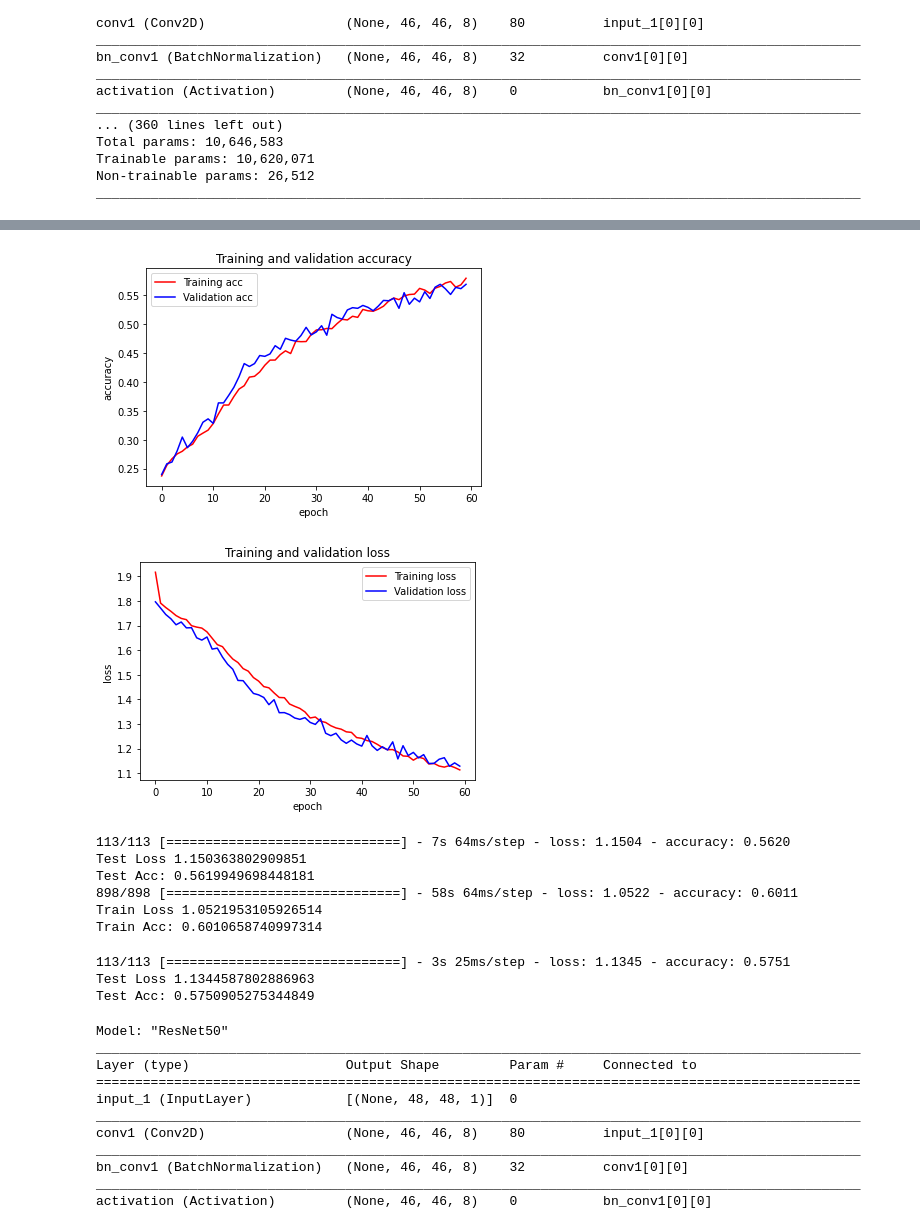
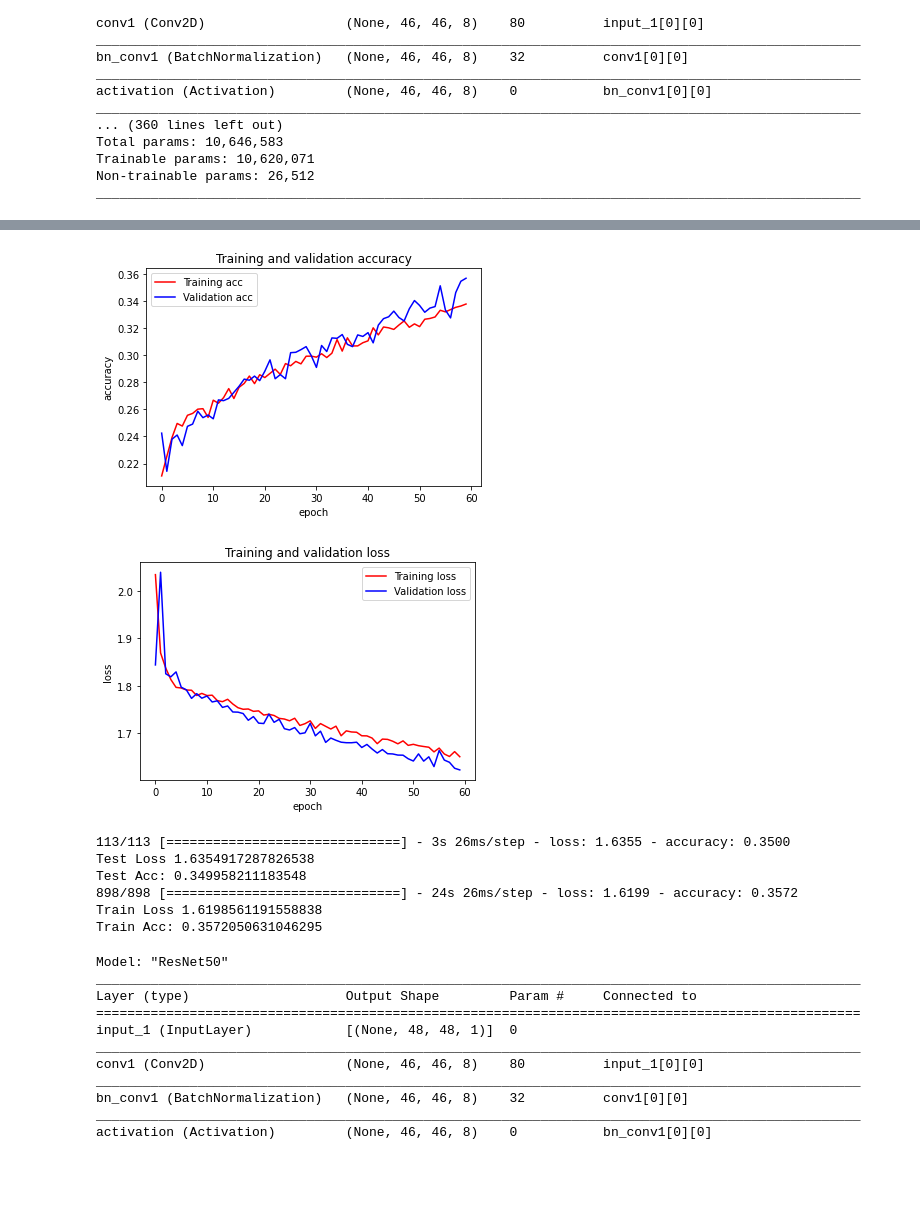
Before and after one commit to senapahlevi/FER2013_Resnet50_WeightNone, a Jupyter notebook: fix/FER2013_Resnet50_weightnone_fixTrainTestVal.ipynb, the cells around one changed output, grey strips where cells are left out. Saved outputs shown, nothing was run; the diff lists cells and outputs as text; code cells hidden in the pictures; blank space fills up the shorter version.

Commit message:
SGD_LR=0.001_BS:64_epochs60_resnet50edit_Aug:rr,sr,ws,hs,zr,hf

```diff
--- a/fix/FER2013_Resnet50_weightnone_fixTrainTestVal.ipynb
+++ b/fix/FER2013_Resnet50_weightnone_fixTrainTestVal.ipynb
@@ -296,9 +283,8 @@ from keras.callbacks import CSVLogger, ModelCheckpoint, EarlyStopping
 from keras.callbacks import ReduceLROnPlateau
 import tensorflow as tf
 
-dataset_path = '/content/drive/MyDrive/FER2013KaggleOri/fer2013/Resnet50Scracth/Scracthfer2013.csv'
+dataset_path = '/content/drive/MyDrive/Fer2013_backup/backUpfer2013.csv'
 image_size=(48,48)
-#batch_size = 64
 
 def load_fer2013():
     data = pd.read_csv(dataset_path)
@@ -327,14 +313,14 @@ def preprocess_input(x, v2=True):
 faces, emotions = load_fer2013()
 faces = preprocess_input(faces)
 #xtrain, xtest,ytrain,ytest = train_test_split(faces, emotions,test_size=0.2,shuffle=True)
-#Data Augumentation
+#Data Augumentationfgf
 data_generator = ImageDataGenerator(
                         rotation_range=10,
                         shear_range = 10,
                         width_shift_range=0.1,
                         height_shift_range=0.1,
                         zoom_range=.1,
+                        vertical_flip=True,
                         horizontal_flip=True)
-"""data_generator = ImageDataGenerator( )
-"""
+"""data_generator = ImageDataGenerator ()"""
 # %% [output]
@@ -371,8 +342,4 @@ xtrain, xtest, ytrain, ytest = train_test_split(faces, emotions, test_size=1 - t
 x_val, xtest, y_val, ytest = train_test_split(xtest, ytest, test_size=test_ratio/(test_ratio + validation_ratio))
 
 print(xtrain, x_val, xtest)
-
-"""X_train, X_test, y_train, y_test = train_test_split(faces, emotions, test_size=0.1, random_state=1)
-
-X_train, X_val, y_train, y_val = train_test_split(X_train, y_train, test_size=0.125, random_state=1) # 0.25 x 0.8 = 0.2"""
 # %% [output]
@@ -420,6 +386,6 @@ num_classes = 7
 
 from keras.optimizers import Adam, SGD
 model = ResNet50(input_shape = (48, 48, 1), classes = 7)
-optimizer = SGD(learning_rate=0.005)
+optimizer = SGD(learning_rate=0.001)
 model.compile(optimizer= optimizer, loss='sparse_categorical_crossentropy', metrics=['accuracy'])
 # %%
@@ -494,31 +460,31 @@ Epoch 60/60
 # %%
 import matplotlib.pyplot as plt
 
-model.save('/content/drive/MyDrive/FER2013KaggleOri/fer2013/Resnet50Scracth/scratchcheckpoint/Fix_Model_resnet50AUGScracthSGD3.h5')
+model.save('/content/drive/MyDrive/Fer2013_backup/checkpoint/Fix_Model_resnet50AUGScracthSGD4.h5')
 
-#gffhgffkjkjdskjjkjkjkjhjhnnn
+#gffhgffkjkjdshufdfh
 accuracy = history.history['accuracy']
 val_accuracy = history.history['val_accuracy']
 loss = history.history['loss']
 val_loss = history.history['val_loss']
 num_epochs = range(len(accuracy))
 plt.plot(num_epochs, accuracy, 'r', label='Training acc')
 plt.plot(num_epochs, val_accuracy, 'b', label='Validation acc')
 plt.title('Training and validation accuracy')
 plt.ylabel('accuracy')
 plt.xlabel('epoch')
 plt.legend()
 plt.figure()
 plt.plot(num_epochs, loss, 'r', label='Training loss')
 plt.plot(num_epochs, val_loss, 'b', label='Validation loss')
 plt.title('Training and validation loss')
 plt.ylabel('loss')
 plt.xlabel('epoch')
 plt.legend()
 plt.show()
 # %% [output]
-[figure, old version]
+[figure, new version]
-[figure, old version]
+[figure, new version]
 # %%
 testloss = model.evaluate(xtest, ytest)
 print("Test Loss " + str(testloss[0]))
@@ -527,19 +493,11 @@ trainloss = model.evaluate(xtrain, ytrain)
 print("Train Loss " + str(trainloss[0]))
 print("Train Acc: " + str(trainloss[1]))
 # %% [output]
-113/113 [==============================] - 7s 64ms/step - loss: 1.1504 - accuracy: 0.5620
-Test Loss 1.150363802909851
-Test Acc: 0.5619949698448181
-898/898 [==============================] - 58s 64ms/step - loss: 1.0522 - accuracy: 0.6011
-Train Loss 1.0521953105926514
-Train Acc: 0.6010658740997314
+113/113 [==============================] - 3s 26ms/step - loss: 1.6355 - accuracy: 0.3500
+Test Loss 1.6354917287826538
+Test Acc: 0.349958211183548
+898/898 [==============================] - 24s 26ms/step - loss: 1.6199 - accuracy: 0.3572
+Train Loss 1.6198561191558838
+Train Acc: 0.3572050631046295
-# %%
-testlosz = model.evaluate(x_val, y_val)
-print("Test Loss " + str(testlosz[0]))
-print("Test Acc: " + str(testlosz[1]))
-# %% [output]
-113/113 [==============================] - 3s 25ms/step - loss: 1.1345 - accuracy: 0.5751
-Test Loss 1.1344587802886963
-Test Acc: 0.5750905275344849
 # %%
 from keras.models import load_model
```
Also changed, not shown: parts of 19 cells of this notebook.
